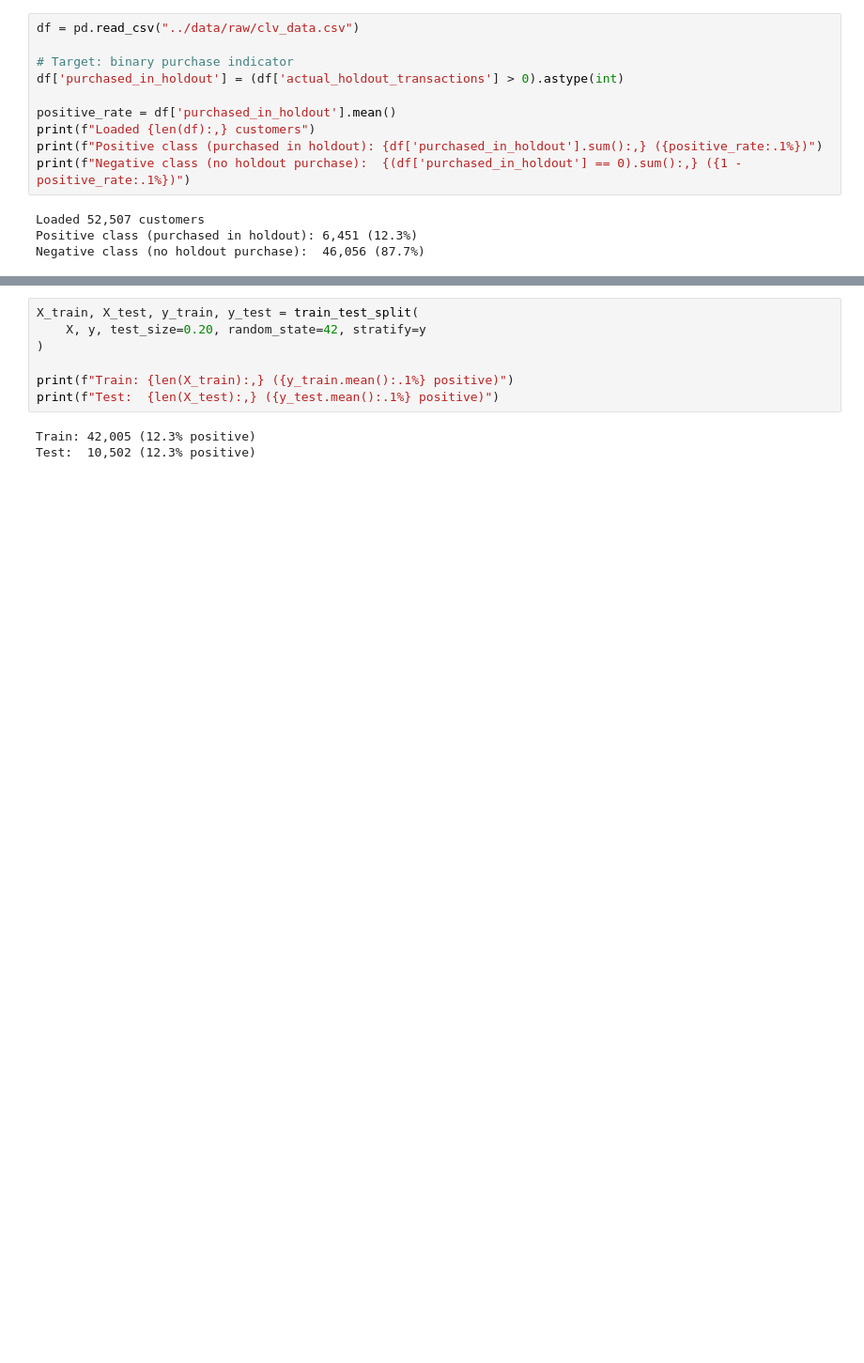
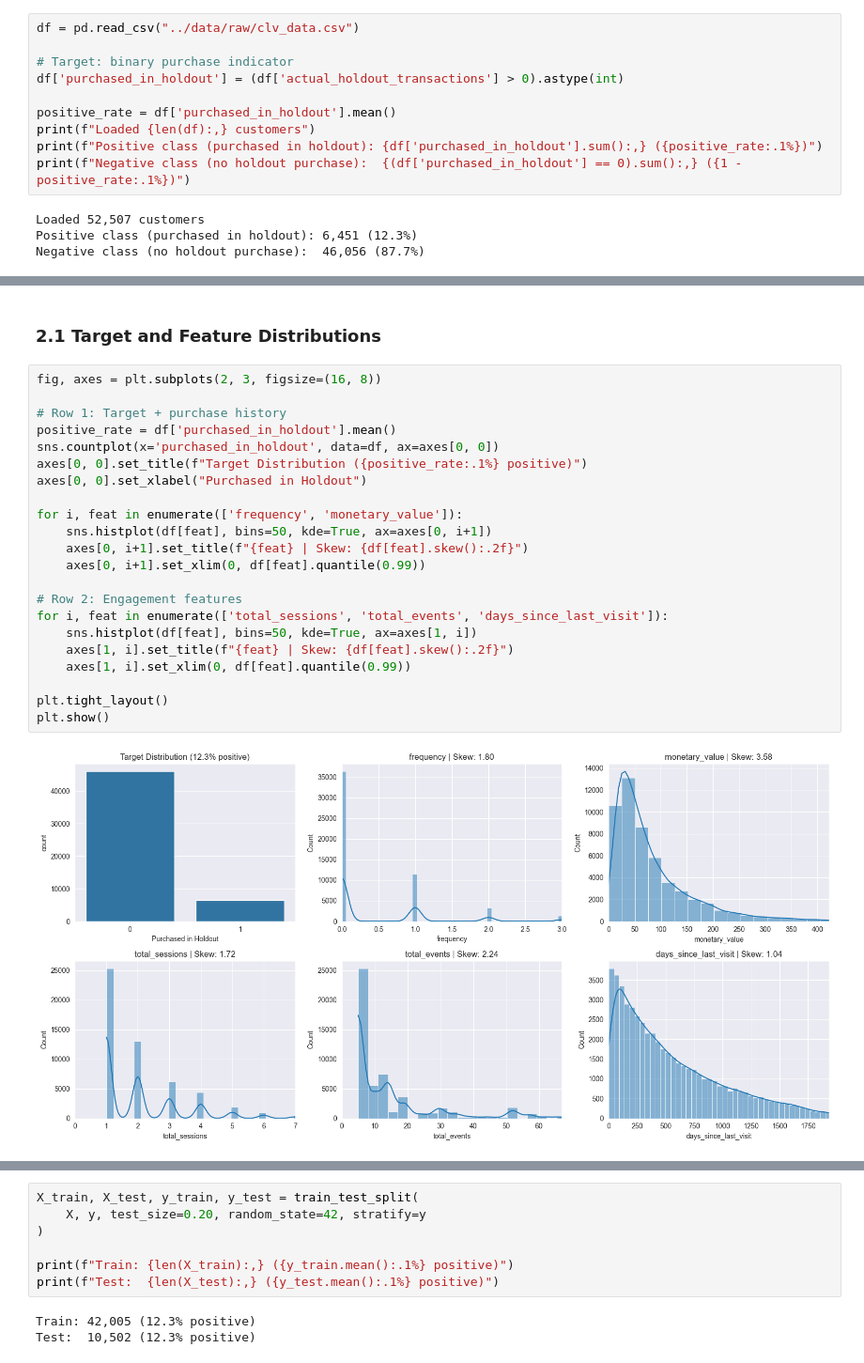
Before and after one commit to dsyhub/customer-lifetime-value-prediction, a Jupyter notebook: notebooks/02_purchase_propensity.ipynb, the cells around one changed output, grey strips where cells are left out. Shown at 94% size. Cells and saved outputs as stored; diff of their text form; blank space fills up the shorter version.

```diff
--- a/notebooks/02_purchase_propensity.ipynb
+++ b/notebooks/02_purchase_propensity.ipynb
@@ -57,0 +85,26 @@ Negative class (no holdout purchase):  46,056 (87.7%)
+# %% [markdown]
+### 2.1 Target and Feature Distributions
+# %%
+fig, axes = plt.subplots(2, 3, figsize=(16, 8))
+
+# Row 1: Target + purchase history
+positive_rate = df['purchased_in_holdout'].mean()
+sns.countplot(x='purchased_in_holdout', data=df, ax=axes[0, 0])
+axes[0, 0].set_title(f"Target Distribution ({positive_rate:.1%} positive)")
+axes[0, 0].set_xlabel("Purchased in Holdout")
+
+for i, feat in enumerate(['frequency', 'monetary_value']):
+    sns.histplot(df[feat], bins=50, kde=True, ax=axes[0, i+1])
+    axes[0, i+1].set_title(f"{feat} | Skew: {df[feat].skew():.2f}")
+    axes[0, i+1].set_xlim(0, df[feat].quantile(0.99))
+
+# Row 2: Engagement features
+for i, feat in enumerate(['total_sessions', 'total_events', 'days_since_last_visit']):
+    sns.histplot(df[feat], bins=50, kde=True, ax=axes[1, i])
+    axes[1, i].set_title(f"{feat} | Skew: {df[feat].skew():.2f}")
+    axes[1, i].set_xlim(0, df[feat].quantile(0.99))
+
+plt.tight_layout()
+plt.show()
+# %% [output]
+[figure, added]
```
Also changed, not shown: parts of 30 cells of this notebook, 7 other files.
